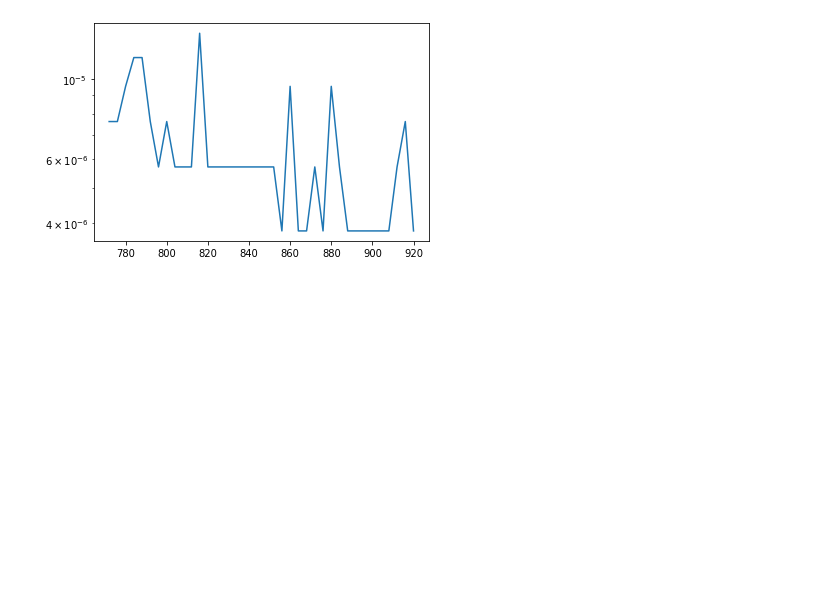
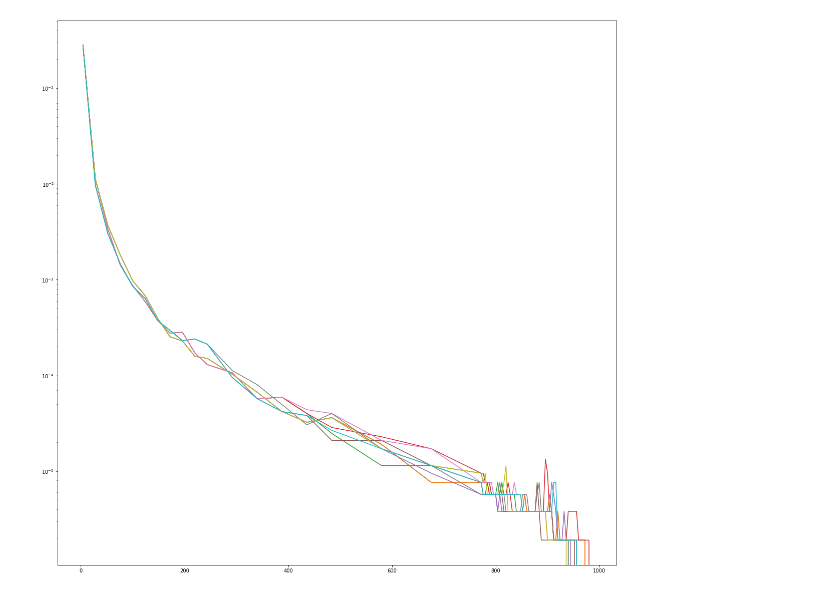
Before and after one commit to itai953/Project, a Jupyter notebook: plotter.ipynb, the cells around one changed output. Cells and saved outputs as stored; diff of their text form; code cells hidden in the pictures; blank space fills up the shorter version.

Commit message:
fixed hill climber changed logging to only log to 1 file instead of seperating to 2 files

```diff
--- a/plotter.ipynb
+++ b/plotter.ipynb
@@ -30,13 +30,14 @@ def read(fpath):
 
     return np.array(n_vals),np.array(max_vecs),np.array(avg_vecs)
 # %%
-data = [read(f"output/file_{i}.txt") for i in range(20)]
+data = [read(f"hill_climber_test_g_20_{i}.log") for i in range(10)]
 # data = [tup for tup in data if tup is not None]
+data2 = [read(f"GF_test_g_20_{i}.log") for i in range(10)]
 # %%
-# plt.figure(figsize=(20,20))
+plt.figure(figsize=(20,20))
 plt.yscale("log")
-for tup in data[0:1]:
+for tup in data:
     plt.plot(tup[0],tup[1])
 plt.show()
 # %% [output]
-[figure, old version]
+[figure, new version]
```
Also changed, not shown: parts of 1 cell of this notebook, 3 other files.
